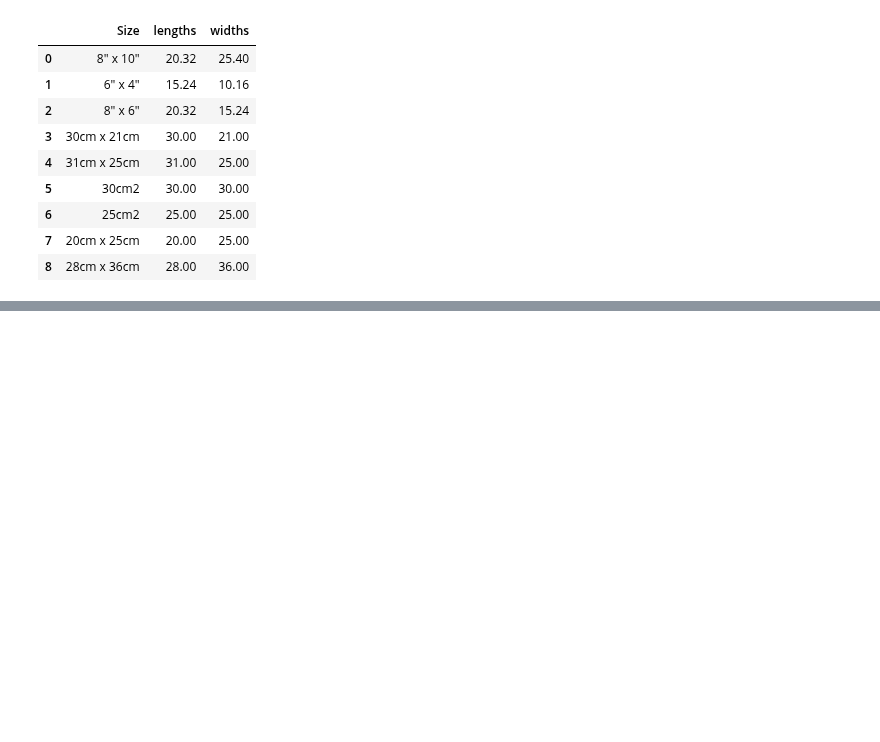
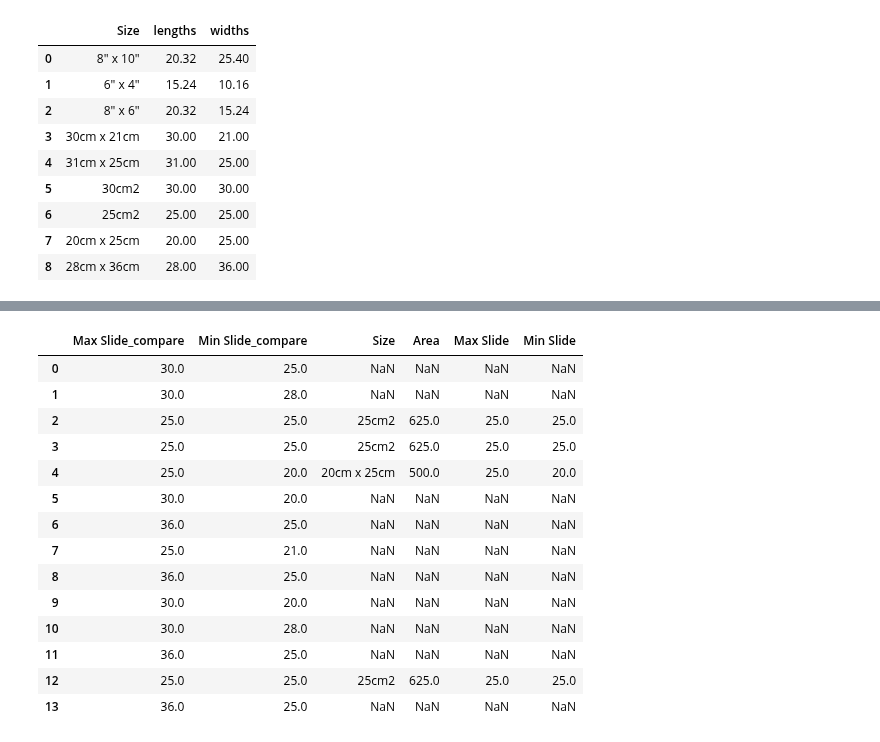
Before and after one commit to hyunjun33/Data_preprocessing, a Jupyter notebook: Preppin' Data 2021 Week 35 Challenge.ipynb, the cells around one changed output, grey strips where cells are left out. Saved outputs shown, nothing was run; the diff lists cells and outputs as text; code cells hidden in the pictures; blank space fills up the shorter version.

```diff
--- a/Preppin' Data 2021 Week 35 Challenge.ipynb
+++ b/Preppin' Data 2021 Week 35 Challenge.ipynb
@@ -242,0 +206,20 @@ frames
+# %%
+pictures[["Max Slide_compare", "Min Slide_compare"]].merge(frames, how="left",
+                                                           left_on=["Max Slide_compare", "Min Slide_compare"],
+                                                           right_on=["Max Slide", "Min Slide"])
+# %% [output]
+|  | Max Slide_compare | Min Slide_compare | Size | Area | Max Slide | Min Slide |
+| 0 | 30.0 | 25.0 | NaN | NaN | NaN | NaN |
+| 1 | 30.0 | 28.0 | NaN | NaN | NaN | NaN |
+| 2 | 25.0 | 25.0 | 25cm2 | 625.0 | 25.0 | 25.0 |
+| 3 | 25.0 | 25.0 | 25cm2 | 625.0 | 25.0 | 25.0 |
+| 4 | 25.0 | 20.0 | 20cm x 25cm | 500.0 | 25.0 | 20.0 |
+| 5 | 30.0 | 20.0 | NaN | NaN | NaN | NaN |
+| 6 | 36.0 | 25.0 | NaN | NaN | NaN | NaN |
+| 7 | 25.0 | 21.0 | NaN | NaN | NaN | NaN |
+| 8 | 36.0 | 25.0 | NaN | NaN | NaN | NaN |
+| 9 | 30.0 | 20.0 | NaN | NaN | NaN | NaN |
+| 10 | 30.0 | 28.0 | NaN | NaN | NaN | NaN |
+| 11 | 36.0 | 25.0 | NaN | NaN | NaN | NaN |
+| 12 | 25.0 | 25.0 | 25cm2 | 625.0 | 25.0 | 25.0 |
+| 13 | 36.0 | 25.0 | NaN | NaN | NaN | NaN |
```
Also changed, not shown: parts of 26 cells of this notebook.
